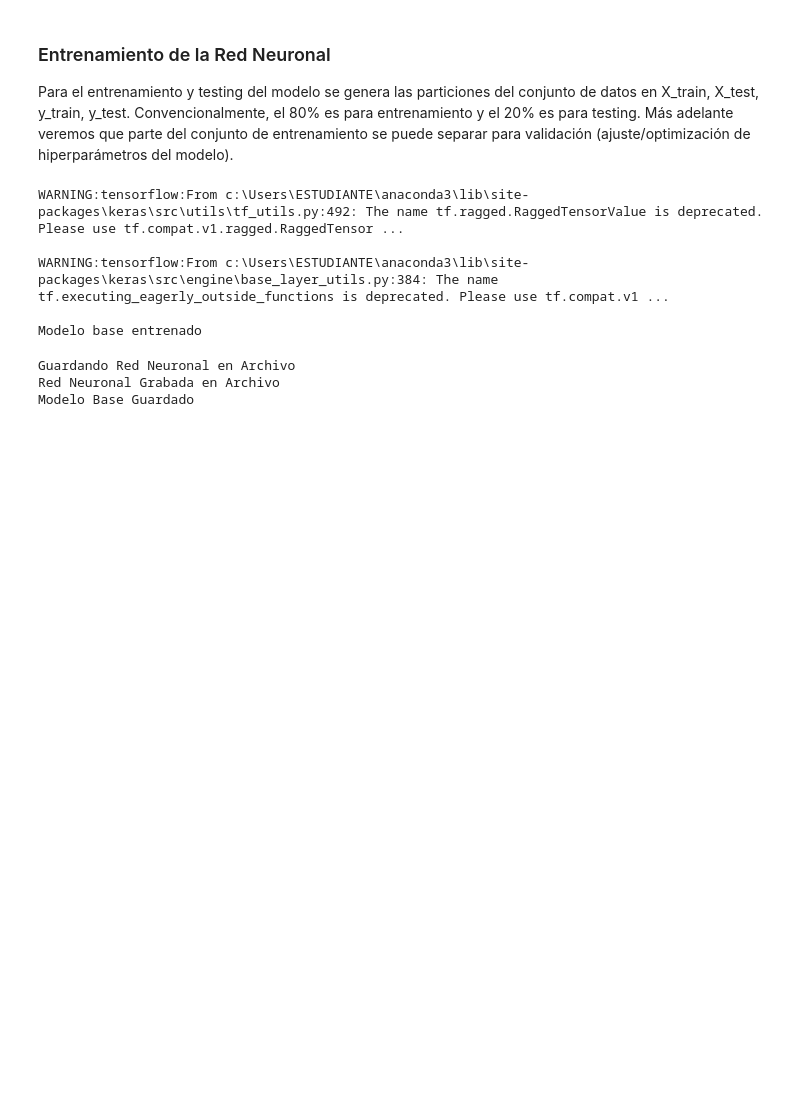
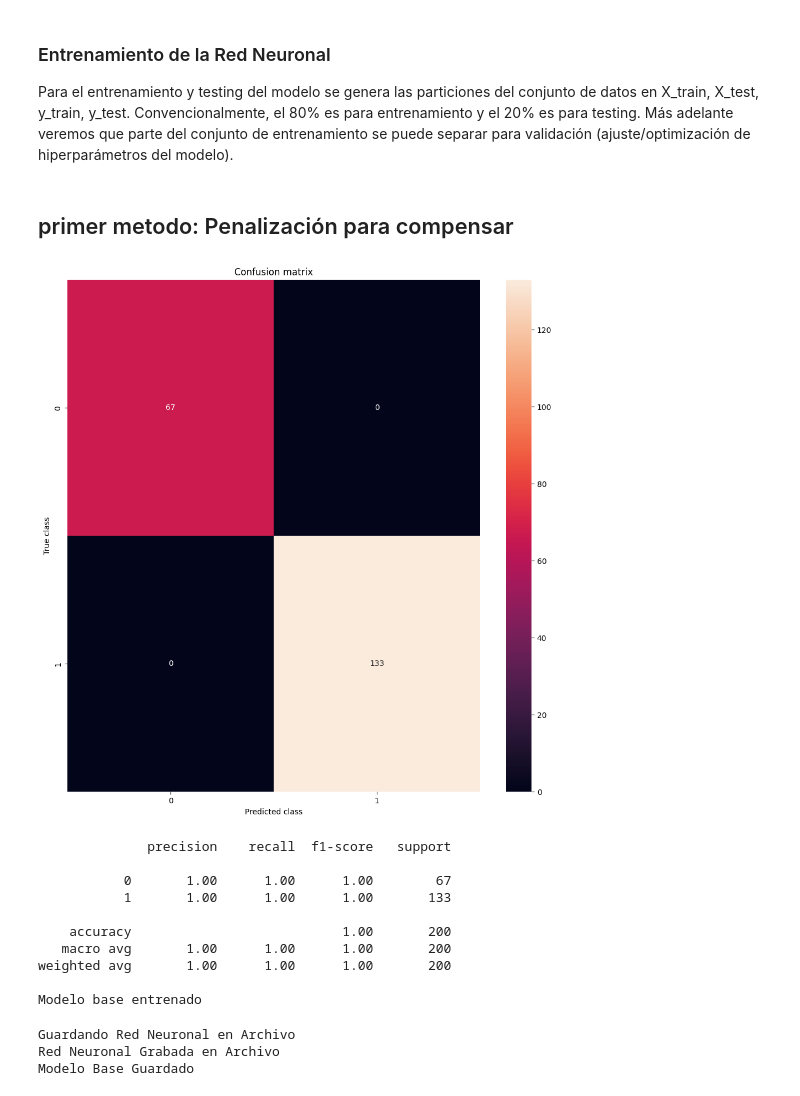
Before and after one commit to juandtap/IA_practica_03, a Jupyter notebook: practica_03_guia.ipynb, the cells around one changed output. Cells and saved outputs as stored; diff of their text form; code cells hidden in the pictures; blank space fills up the shorter version.

```diff
--- a/practica_03_guia.ipynb
+++ b/practica_03_guia.ipynb
@@ -425,3 +590,9 @@ Predicción con ‘(model.predict(x) > 0.5).astype(“int32”)’, si el modelo
 # %% [markdown]
 ### Entrenamiento de la Red Neuronal
 Para el entrenamiento y testing del modelo se genera las particiones del conjunto de datos en X_train, X_test, y_train, y_test. Convencionalmente, el 80% es para entrenamiento y el 20% es para testing. Más adelante veremos que parte del conjunto de entrenamiento se puede separar para validación (ajuste/optimización de hiperparámetros del modelo).
+# %%
+# primer metodo: Penalización para compensar
+def run_model_balanced(X_train, X_test, y_train, y_test):
+    clf = LogisticRegression(C=1.0,penalty='l2',random_state=1,solver="newton-cg",class_weight="balanced")
+    clf.fit(X_train, y_train)
+    return clf
@@ -428,15 +605,39 @@ Para el entrenamiento y testing del modelo se genera las particiones del conjunt
+# %%
+def mostrar_resultados(y_test, pred_y):
+    conf_matrix = confusion_matrix(y_test, pred_y)
+    plt.figure(figsize=(12, 12))
+    sns.heatmap(conf_matrix, annot=True, fmt="d");
+    plt.title("Confusion matrix")
+    plt.ylabel('True class')
+    plt.xlabel('Predicted class')
+    plt.show()
+    print (classification_report(y_test, pred_y))
+# %% [markdown]
+## primer metodo: Penalización para compensar
 # %%
+
+## primer metodo: Penalización para compensar
 Yval=Y.values
-X=copy.deepcopy(dataframe)
+X=copy.deepcopy(dataframeTransformado)
 
 X_train, X_test, y_train, y_test = train_test_split(X, Yval, test_size = 0.2)#random_state = 0
-pipe.fit(X_train, y_train, modelNN__epochs=10, modelNN__batch_size=50, modelNN__verbose=0)#modelNN__validation_split=0.1, modelNN__batch_size=10
+#pipe.fit(X_train, y_train, modelNN__epochs=10, modelNN__batch_size=50, modelNN__verbose=0)#modelNN__validation_split=0.1, modelNN__batch_size=10
+
+model = run_model_balanced(X_train, X_test, y_train, y_test)
+pred_y = model.predict(X_test)
+mostrar_resultados(y_test, pred_y)
 
 print('Modelo base entrenado')
 # %% [output]
+[figure, added]
-WARNING:tensorflow:From c:\Users\ESTUDIANTE\anaconda3\lib\site-packages\keras\src\utils\tf_utils.py:492: The name tf.ragged.RaggedTensorValue is deprecated. Please use tf.compat.v1.ragged.RaggedTensor ...
+              precision    recall  f1-score   support
 
-WARNING:tensorflow:From c:\Users\ESTUDIANTE\anaconda3\lib\site-packages\keras\src\engine\base_layer_utils.py:384: The name tf.executing_eagerly_outside_functions is deprecated. Please use tf.compat.v1 ...
+           0       1.00      1.00      1.00        67
+           1       1.00      1.00      1.00       133
+
+    accuracy                           1.00       200
+   macro avg       1.00      1.00      1.00       200
+weighted avg       1.00      1.00      1.00       200
 
 Modelo base entrenado
 # %%
```
Also changed, not shown: parts of 32 cells of this notebook, 1 other file.
